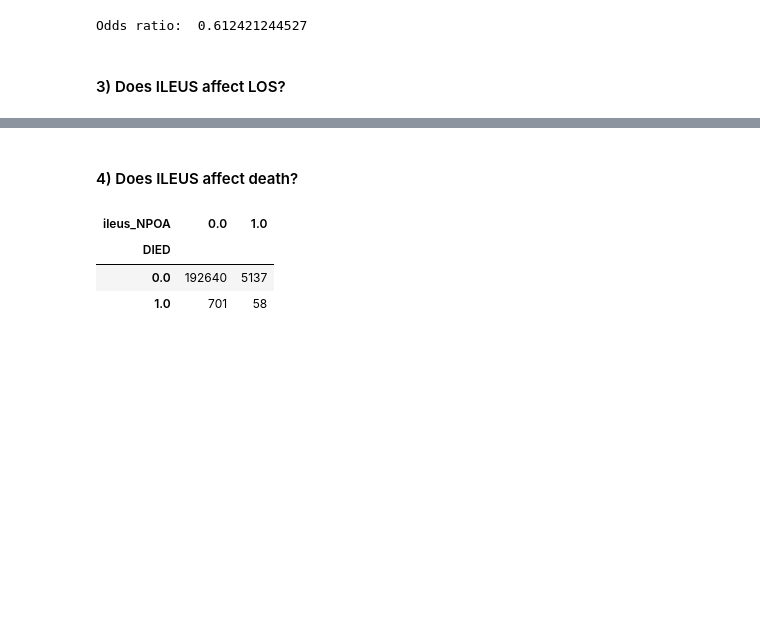
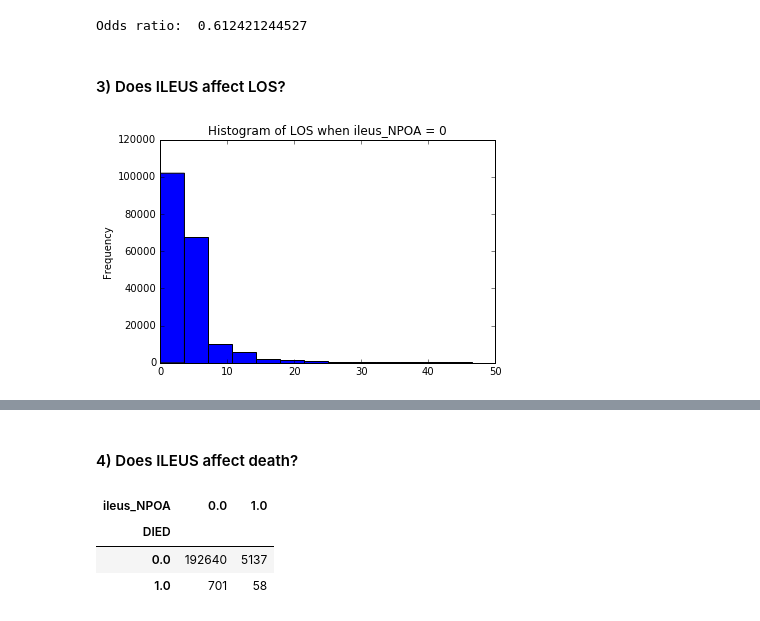
Before and after one commit to vionawu902/Loyola-ILEUS-Analysis, a Jupyter notebook: Analysis with CI.ipynb, the cells around one changed output, grey strips where cells are left out. Drawn from its saved outputs; the diff is of its cells as text; code cells hidden in the pictures; blank space fills up the shorter version.

```diff
--- a/Analysis with CI.ipynb
+++ b/Analysis with CI.ipynb
@@ -191,3 +191,8 @@ print "Odds ratio: ", stats.fisher_exact(ct_SHORT)[0]
 Odds ratio:  0.612421244527
 # %% [markdown]
 #### 3) Does ILEUS affect LOS?
+# %%
+CAData[CAData.ileus_NPOA == 0.].LOS.plot('hist', xlim=(0,50), bins = 100)
+plt.title('Histogram of LOS when ileus_NPOA = 0'); plt.show()
+# %% [output]
+[figure, added]
```
Also changed, not shown: parts of 7 cells of this notebook.
